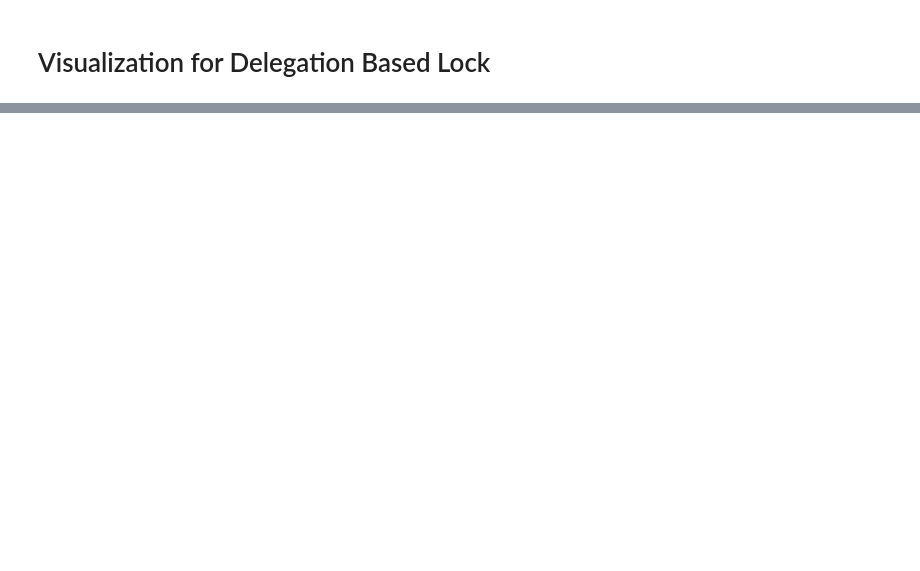
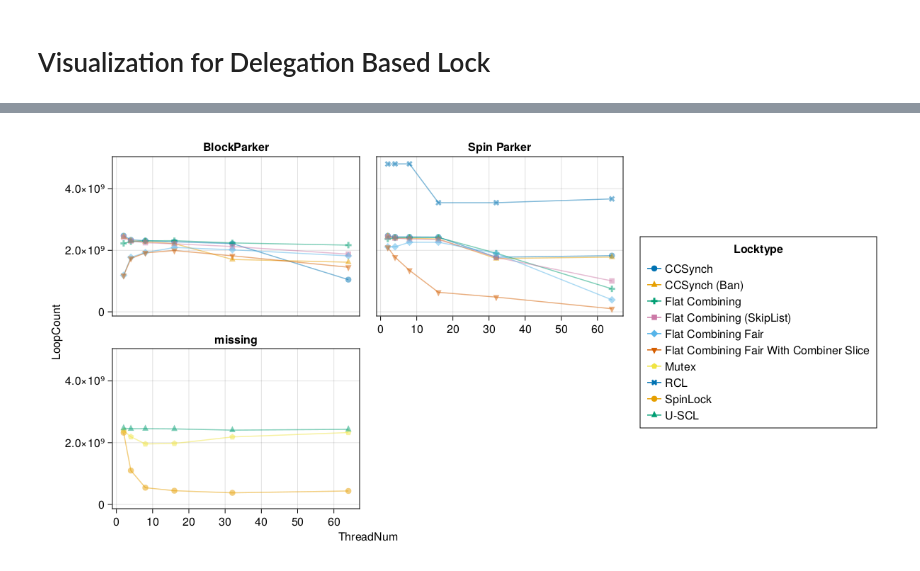
Before and after one commit to taooceros/Locks, a Jupyter notebook: visualization/graph.ipynb, the cells around one changed output, grey strips where cells are left out. Saved outputs shown, nothing was run; the diff lists cells and outputs as text; code cells hidden in the pictures; blank space fills up the shorter version.

```diff
--- a/visualization/graph.ipynb
+++ b/visualization/graph.ipynb
@@ -27,3 +69,22 @@ fig
+# %%
+using Tidier
+using AlgebraOfGraphics, CairoMakie
+
+bench2 = @chain bench begin
+    @group_by(Locktype, WaiterType, ThreadNum)
+    @summarise(LoopCount = sum(LoopCount))
+    @ungroup
+end
+
+plt = data(bench2) * mapping(:ThreadNum, :LoopCount, marker = :Locktype, color = :Locktype, layout = :WaiterType) * (visual(Lines, alpha=0.5) + visual(Scatter, alpha=0.5))
+
+fig = draw(plt, figure = (resolution=(1200,600),))
+
+save("graphs/loop_comparison_together.svg", fig)
+
+fig
+# %% [output]
+[figure, added]
 # %%
 using Tidier
 using AlgebraOfGraphics, CairoMakie
```
Also changed, not shown: parts of 5 cells of this notebook, 5 other files.
